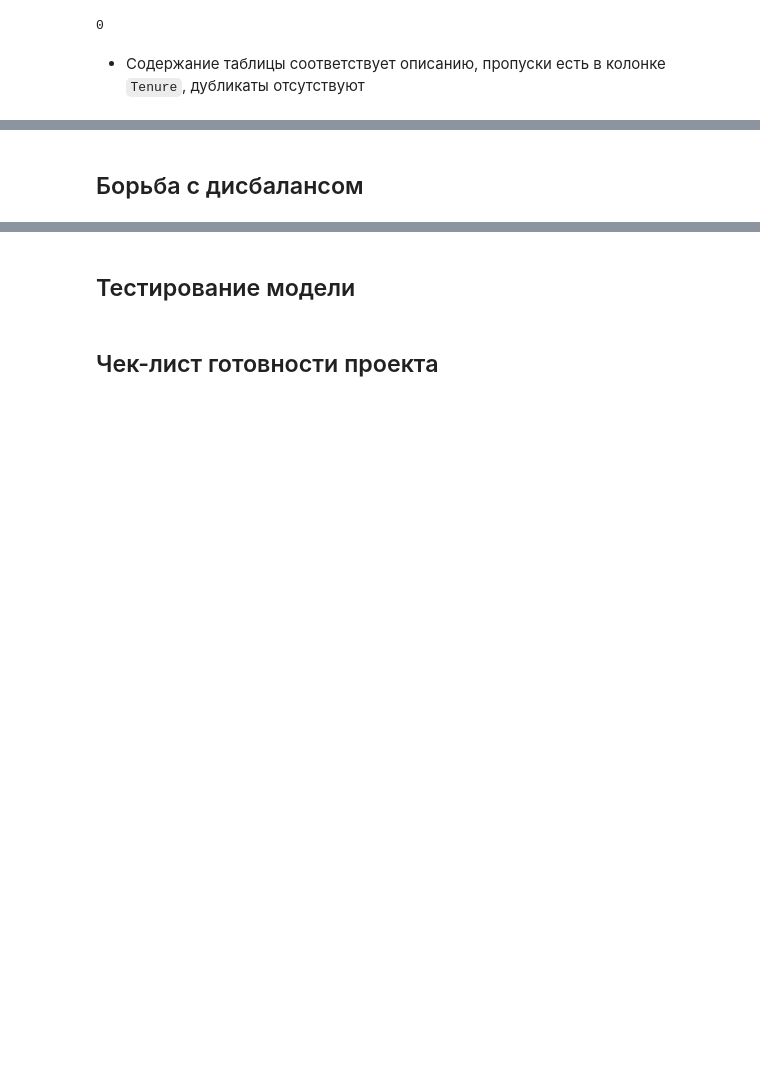
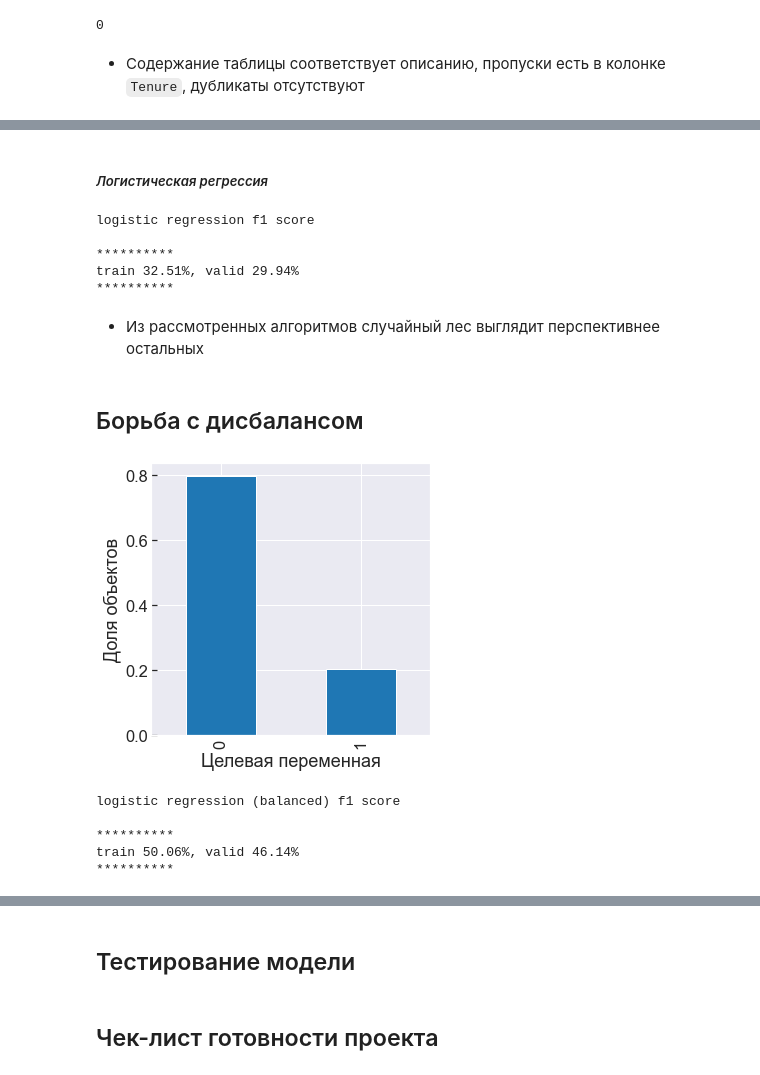
Before and after one commit to mbelveder/praktikum, a Jupyter notebook: 7_beta_bank/beta_bank.ipynb, the cells around one changed output, grey strips where cells are left out. Drawn from its saved outputs; the diff is of its cells as text; code cells hidden in the pictures; blank space fills up the shorter version.

```diff
--- a/7_beta_bank/beta_bank.ipynb
+++ b/7_beta_bank/beta_bank.ipynb
@@ -153,2 +269,66 @@ df_ohe
+# %% [markdown]
+##### _Логистическая регрессия_
+# %%
+lr_model = LogisticRegression(random_state=42, solver='lbfgs', max_iter=1000)
+
+# Train the model
+lr_model.fit(features_train, target_train)
+lr_predictions_valid = lr_model.predict(features_valid)
+lr_predictions_train = lr_model.predict(features_train)
+
+# Calculate the f1 score
+lr_f1_valid = f1_score(target_valid, lr_predictions_valid)
+lr_f1_train = f1_score(target_train, lr_predictions_train)
+
+
+print('logistic regression f1 score')
+print()
+print('*' * 10)
+print(f'train {lr_f1_train:.2%}, valid {lr_f1_valid:.2%}')
+print('*' * 10)
+# %% [output]
+logistic regression f1 score
+
+**********
+train 32.51%, valid 29.94%
+**********
+# %% [markdown]
+- Из рассмотренных алгоритмов случайный лес выглядит перспективнее остальных
 # %% [markdown]
 ## Борьба с дисбалансом
+# %%
+plt.figure(figsize=(5, 5))
+
+target_train.value_counts(normalize=True).plot(kind='bar')
+
+plt.ylabel('Доля объектов')
+plt.xlabel('Целевая переменная')
+
+plt.show()
+# %% [output]
+[figure, added]
+# %%
+lr_model = LogisticRegression(random_state=42, solver='lbfgs',
+                              max_iter=1000, class_weight='balanced')
+
+# Train the model
+lr_model.fit(features_train, target_train)
+lr_predictions_valid = lr_model.predict(features_valid)
+lr_predictions_train = lr_model.predict(features_train)
+
+# Calculate the f1 score
+lr_f1_valid = f1_score(target_valid, lr_predictions_valid)
+lr_f1_train = f1_score(target_train, lr_predictions_train)
+
+
+print('logistic regression (balanced) f1 score')
+print()
+print('*' * 10)
+print(f'train {lr_f1_train:.2%}, valid {lr_f1_valid:.2%}')
+print('*' * 10)
+# %% [output]
+logistic regression (balanced) f1 score
+
+**********
+train 50.06%, valid 46.14%
+**********
```
Also changed, not shown: parts of 17 cells of this notebook.
